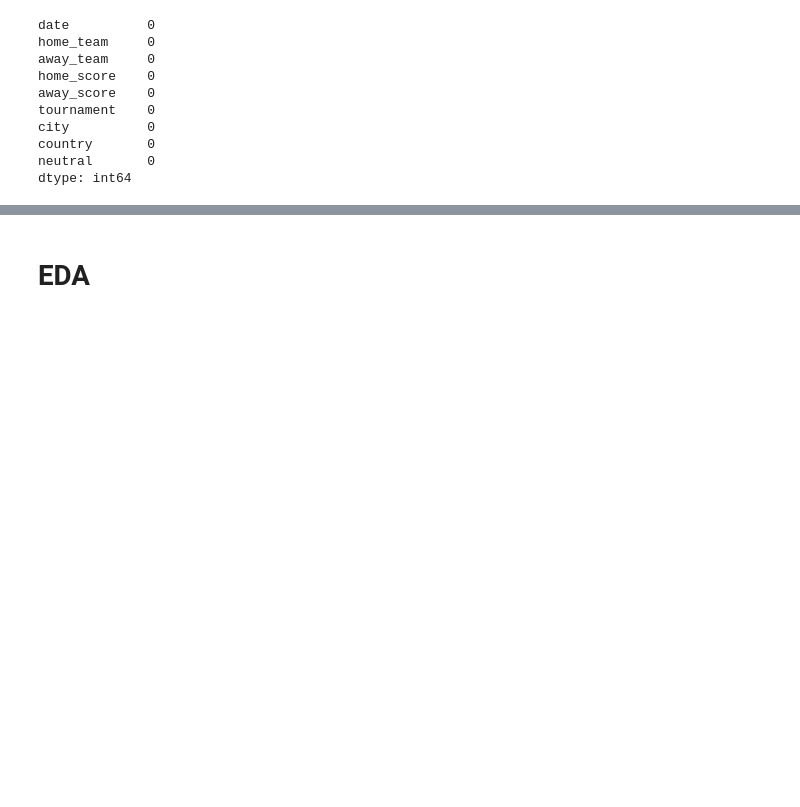
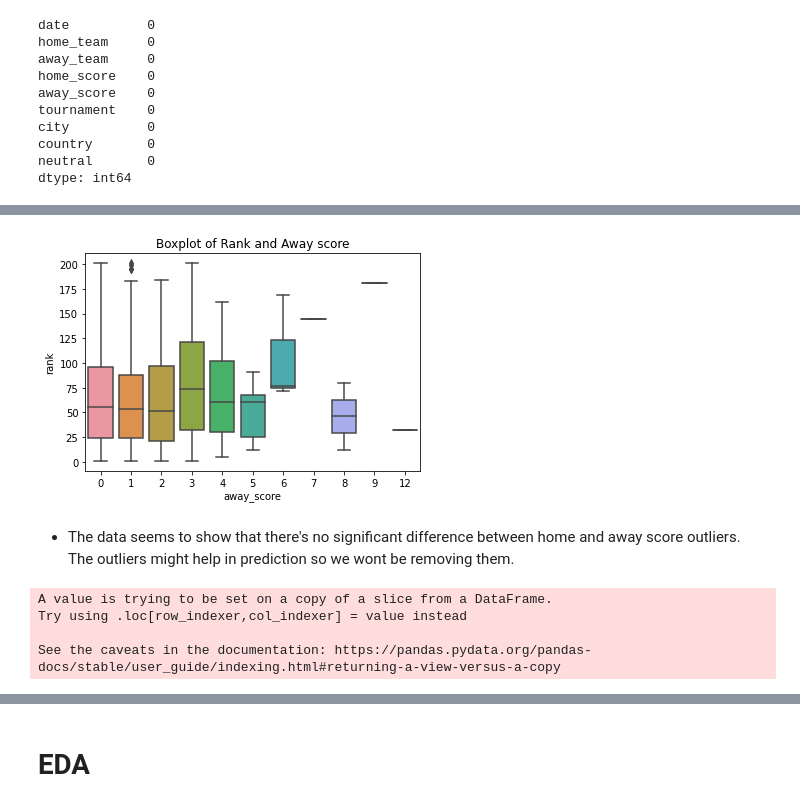
Before and after one commit to Mwadz/IP-week-6, a Jupyter notebook: Week_6_Machine_Learning_Regression_Cynthia_Mwadime_2022_IP.ipynb, the cells around one changed output, grey strips where cells are left out. Cells and saved outputs as stored; diff of their text form; code cells hidden in the pictures; blank space fills up the shorter version.

```diff
--- a/Week_6_Machine_Learning_Regression_Cynthia_Mwadime_2022_IP.ipynb
+++ b/Week_6_Machine_Learning_Regression_Cynthia_Mwadime_2022_IP.ipynb
@@ -175,0 +292,32 @@ dtype: int64
+# %%
+# can add pallete to boxplot
+sns.boxplot(soccer2['away_score'],y)
+plt.title("Boxplot of Rank and Away score")
+plt.show()
+# %% [output]
+[figure, added]
+# %% [markdown]
+* The data seems to show that there's no significant difference between home and away score outliers. The outliers might help in prediction so we wont be removing them.
+# %%
+# feature engineering: generating a Win, Lose or Draw column and naming it wld
+# first we define a function that iterates through the records returning either
+# a W, L or D depending on the home and away score columns
+def wld(score):
+    home_score = score[0]
+    away_score = score[1]
+
+
+    if home_score < away_score:
+      return 'L'
+    elif home_score > away_score:
+      return 'W'
+    else:
+      return 'D'
+
+# Then here we define the column and dictate what it'll be filled with
+soccer2['result'] = soccer2[['home_score', 'away_score']].apply(wld, axis=1)
+# %% [output]
+A value is trying to be set on a copy of a slice from a DataFrame.
+Try using .loc[row_indexer,col_indexer] = value instead
+
+See the caveats in the documentation: https://pandas.pydata.org/pandas-docs/stable/user_guide/indexing.html#returning-a-view-versus-a-copy
```
Also changed, not shown: parts of 42 cells of this notebook.
